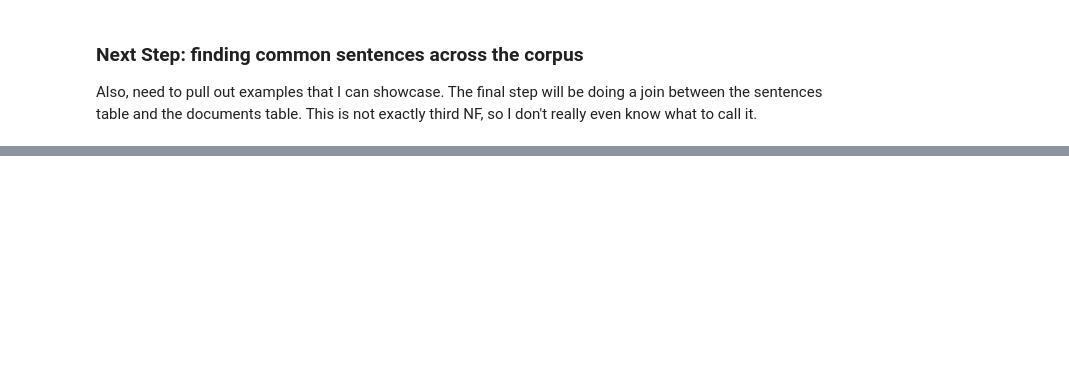
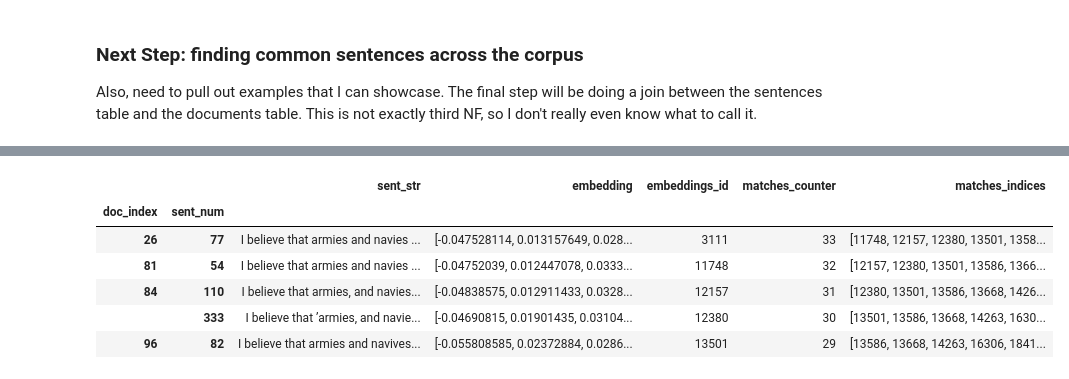
Before and after one commit to charlie-perez-35/JBPP, a Jupyter notebook: GTE Embeddings Attempt/embeddings_better_schema.ipynb, the cells around one changed output, grey strips where cells are left out. Cells and saved outputs as stored; diff of their text form; code cells hidden in the pictures; blank space fills up the shorter version.

```diff
--- a/GTE Embeddings Attempt/embeddings_better_schema.ipynb
+++ b/GTE Embeddings Attempt/embeddings_better_schema.ipynb
@@ -194,0 +292,2 @@ for i in sentences.embeddings_id:
+# %%
+test_match = sentences[sentences.embeddings_id == 2631]
@@ -194,0 +339,11 @@ for i in sentences.embeddings_id:
+# %%
+sorted_matches = sentences[sentences['embeddings_id'].isin(test_match.iloc[0]['matches_indices'])]
+sorted_matches.head()
+# %% [output]
+|  |  | sent_str | embedding | embeddings_id | matches_counter | matches_indices |
+| doc_index | sent_num |  |  |  |  |  |
+| 26 | 77 | I believe that armies and navies ... | [-0.047528114, 0.013157649, 0.028... | 3111 | 33 | [11748, 12157, 12380, 13501, 1358... |
+| 81 | 54 | I believe that armies and navies ... | [-0.04752039, 0.012447078, 0.0333... | 11748 | 32 | [12157, 12380, 13501, 13586, 1366... |
+| 84 | 110 | I believe that armies, and navies... | [-0.04838575, 0.012911433, 0.0328... | 12157 | 31 | [12380, 13501, 13586, 13668, 1426... |
+|  | 333 | I believe that ’armies, and navie... | [-0.04690815, 0.01901435, 0.03104... | 12380 | 30 | [13501, 13586, 13668, 14263, 1630... |
+| 96 | 82 | I believe that armies and navives... | [-0.055808585, 0.02372884, 0.0286... | 13501 | 29 | [13586, 13668, 14263, 16306, 1841... |
```
Also changed, not shown: parts of 29 cells of this notebook, 1 other file.
